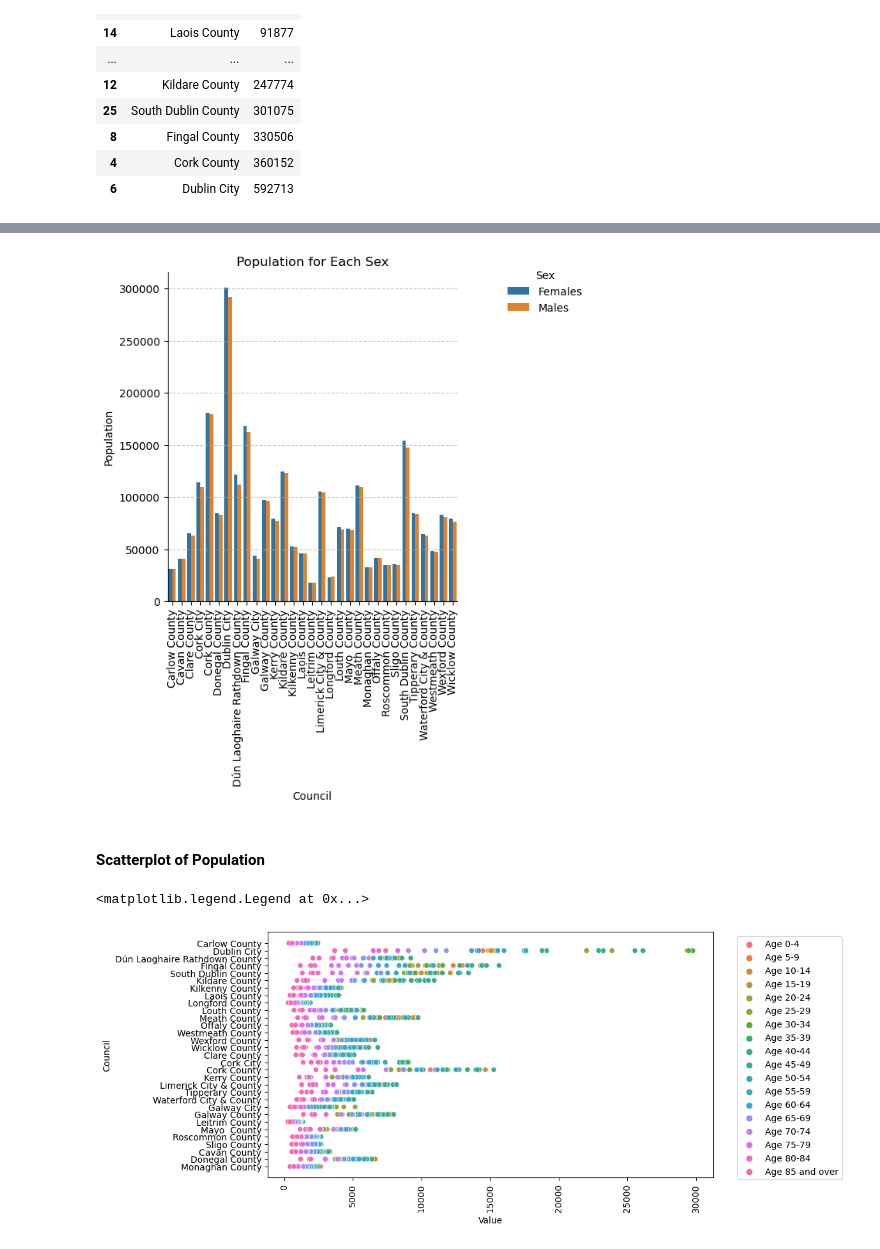
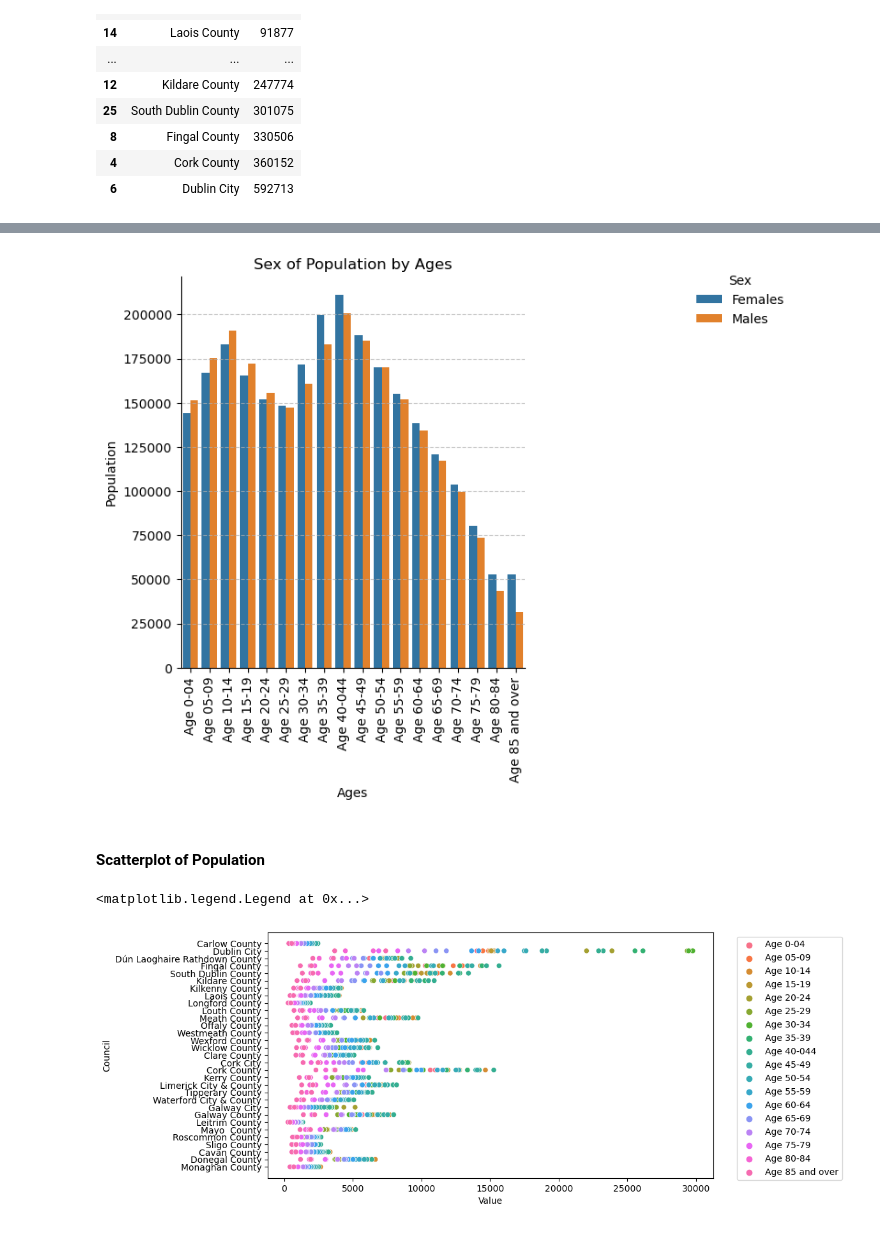
Before and after one commit to zeros2018/population_ireland, a Jupyter notebook: Population Project.ipynb, the cells around one changed output, grey strips where cells are left out. Drawn from its saved outputs; the diff is of its cells as text; code cells hidden in the pictures.

```diff
--- a/Population Project.ipynb
+++ b/Population Project.ipynb
@@ -73,0 +218,4 @@ df_population.head(5)
+# %%
+# change the value of a feature because is better for showing some plots
+df_population['Age'] = df_population['Age'].str.replace('0-4', '0-04')
+df_population['Age'] = df_population['Age'].str.replace('5-9', '05-09')
@@ -206,2 +356,2 @@ plt.show()
 # %%
-df_sex = df_population.groupby(["Council","Sex"]).sum("Value").reset_index()
+df_sex = df_population.groupby(["Sex", "Age"]).sum("Value").reset_index()
@@ -208,28 +399,27 @@ df_sex = df_population.groupby(["Council","Sex"]).sum("Value").reset_index()
 # %%
 g = sns.catplot(
-    x="Council",       # x variable name
+    x="Age",       # x variable name
     y="Value",       # y variable name
     hue="Sex",  # group variable name
     data=df_sex,     # dataframe to plot
     kind="bar",
 )
-plt.title('Population for Each Sex')
-plt.xlabel('Council')
+plt.title('Sex of Population by Ages')
+plt.xlabel('Ages')
 plt.ylabel('Population')
 plt.xticks(rotation=90)
 plt.grid(axis='y', linestyle='--', alpha=0.7)
 #plt.tight_layout()
-sns.move_legend(g, "upper center", bbox_to_anchor=(1, 1), title='Sex')
+sns.move_legend(g, "upper center", bbox_to_anchor=(1.2, 1), title='Sex')
 plt.show()
 # %% [output]
-[figure, old version]
+[figure, new version]
 # %% [markdown]
 #### Scatterplot of Population
 # %%
 plt.figure(figsize=(9,5))
 sns.scatterplot(data = df_population, x= "Value", y ="Council", hue="Age")
-plt.xticks(rotation=90)
 plt.legend(loc="upper right", bbox_to_anchor=(1.3,1))
 # %% [output]
 <matplotlib.legend.Legend at 0x...>
-[figure, old version]
+[figure, new version]
```
Also changed, not shown: parts of 104 cells of this notebook.
